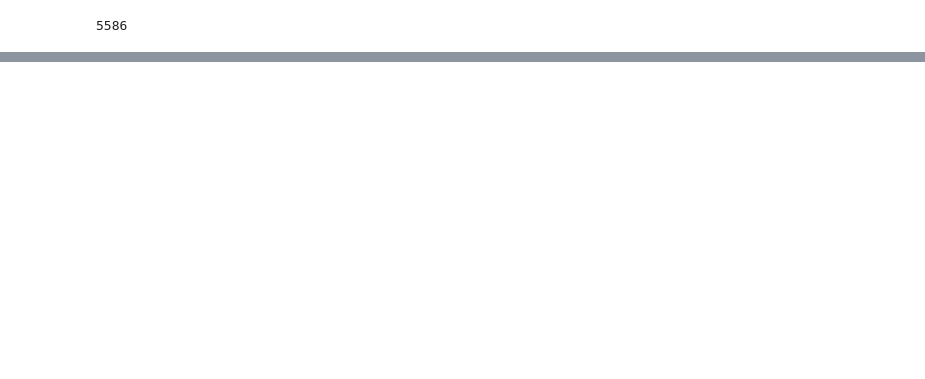
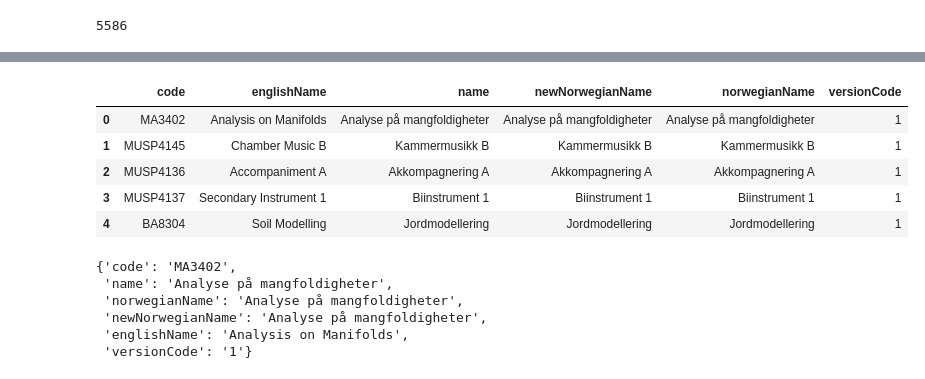
Before and after one commit to thomasht86/itdagene_norconsult, a Jupyter notebook: get_data.ipynb, the cells around one changed output, grey strips where cells are left out. Drawn from its saved outputs; the diff is of its cells as text; code cells hidden in the pictures; blank space fills up the shorter version.

```diff
--- a/get_data.ipynb
+++ b/get_data.ipynb
@@ -14,5 +27,5 @@ proxy =  {'https': 'https://www-proxy.statoil.no:80'}
 # %%
-res = requests.get("http://www.ime.ntnu.no/api/course/-", proxies=proxy, verify=False)
+res = requests.get("http://www.ime.ntnu.no/api/course/-")
 # %%
 res_json = json.loads(res.text)
 # %%
@@ -68,0 +113,20 @@ grades["TDT4173"]
+# %%
+df = pd.DataFrame(res_json["course"])
+# %%
+df.head()
+# %% [output]
+|  | code | englishName | name | newNorwegianName | norwegianName | versionCode |
+| 0 | MA3402 | Analysis on Manifolds | Analyse på mangfoldigheter | Analyse på mangfoldigheter | Analyse på mangfoldigheter | 1 |
+| 1 | MUSP4145 | Chamber Music B | Kammermusikk B | Kammermusikk B | Kammermusikk B | 1 |
+| 2 | MUSP4136 | Accompaniment A | Akkompagnering A | Akkompagnering A | Akkompagnering A | 1 |
+| 3 | MUSP4137 | Secondary Instrument 1 | Biinstrument 1 | Biinstrument 1 | Biinstrument 1 | 1 |
+| 4 | BA8304 | Soil Modelling | Jordmodellering | Jordmodellering | Jordmodellering | 1 |
+# %%
+res_json["course"][0]
+# %% [output]
+{'code': 'MA3402',
+ 'name': 'Analyse på mangfoldigheter',
+ 'norwegianName': 'Analyse på mangfoldigheter',
+ 'newNorwegianName': 'Analyse på mangfoldigheter',
+ 'englishName': 'Analysis on Manifolds',
+ 'versionCode': '1'}
```
Also changed, not shown: parts of 25 cells of this notebook.
